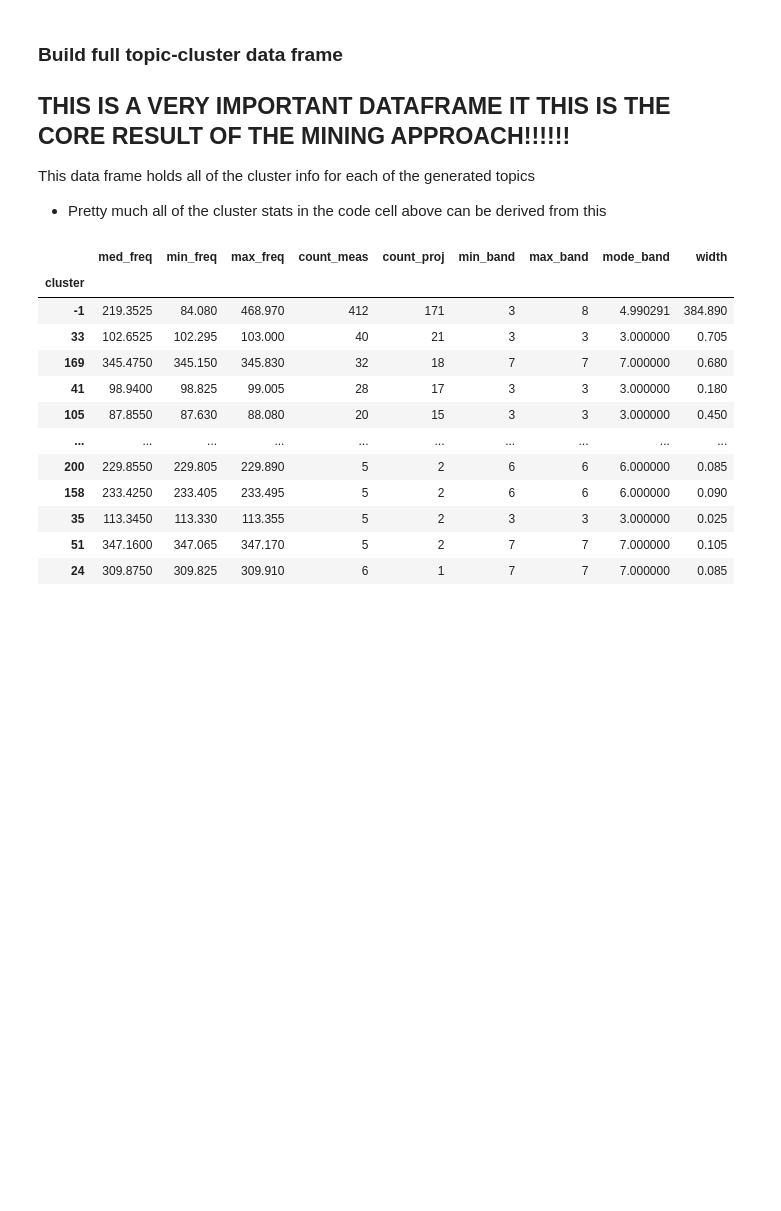
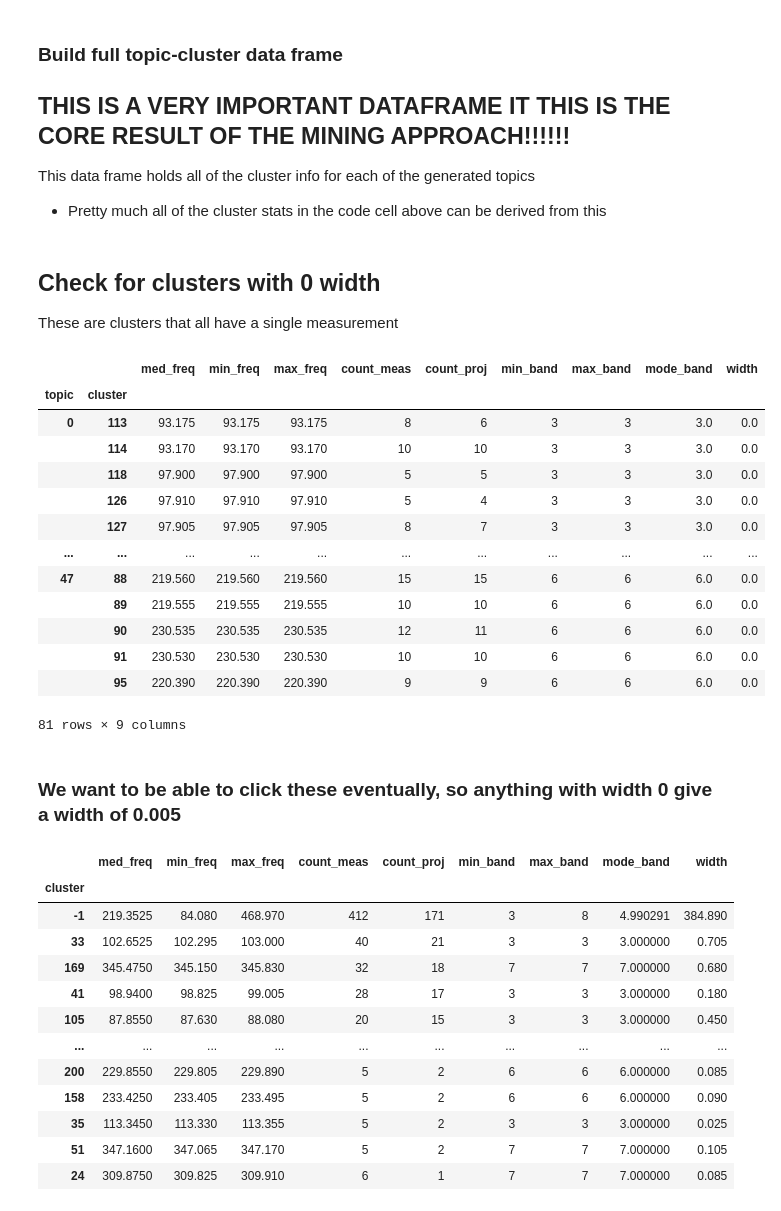
Before and after one commit to rlipps/NRAO_ALMA_MSDS_Capstone_2024, a Jupyter notebook: models/topic_mining/mining_full_data.ipynb, the cells around one changed output. Saved outputs shown, nothing was run; the diff lists cells and outputs as text; code cells hidden in the pictures; blank space fills up the shorter version.

```diff
--- a/models/topic_mining/mining_full_data.ipynb
+++ b/models/topic_mining/mining_full_data.ipynb
@@ -500,3 +529,25 @@ This data frame holds all of the cluster info for each of the generated topics
 * Pretty much all of the cluster stats in the code cell above can be derived from this
 # %%
 topic_cluster = pd.concat(topic_cluster_list)
+# %% [markdown]
+## Check for clusters with 0 width
+These are clusters that all have a single measurement
+# %%
+topic_cluster[topic_cluster.width == 0]
+# %% [output]
+|  |  | med_freq | min_freq | max_freq | count_meas | count_proj | min_band | max_band | mode_band | width |
+| topic | cluster |  |  |  |  |  |  |  |  |  |
+| 0 | 113 | 93.175 | 93.175 | 93.175 | 8 | 6 | 3 | 3 | 3.0 | 0.0 |
+|  | 114 | 93.170 | 93.170 | 93.170 | 10 | 10 | 3 | 3 | 3.0 | 0.0 |
+|  | 118 | 97.900 | 97.900 | 97.900 | 5 | 5 | 3 | 3 | 3.0 | 0.0 |
+|  | 126 | 97.910 | 97.910 | 97.910 | 5 | 4 | 3 | 3 | 3.0 | 0.0 |
+|  | 127 | 97.905 | 97.905 | 97.905 | 8 | 7 | 3 | 3 | 3.0 | 0.0 |
+| ... | ... | ... | ... | ... | ... | ... | ... | ... | ... | ... |
+| 47 | 88 | 219.560 | 219.560 | 219.560 | 15 | 15 | 6 | 6 | 6.0 | 0.0 |
+|  | 89 | 219.555 | 219.555 | 219.555 | 10 | 10 | 6 | 6 | 6.0 | 0.0 |
+|  | 90 | 230.535 | 230.535 | 230.535 | 12 | 11 | 6 | 6 | 6.0 | 0.0 |
+|  | 91 | 230.530 | 230.530 | 230.530 | 10 | 10 | 6 | 6 | 6.0 | 0.0 |
+|  | 95 | 220.390 | 220.390 | 220.390 | 9 | 9 | 6 | 6 | 6.0 | 0.0 |
+81 rows × 9 columns
+# %% [markdown]
+### We want to be able to click these eventually, so anything with width 0 give a width of 0.005
```
Also changed, not shown: parts of 8 cells of this notebook, 2 other files.
